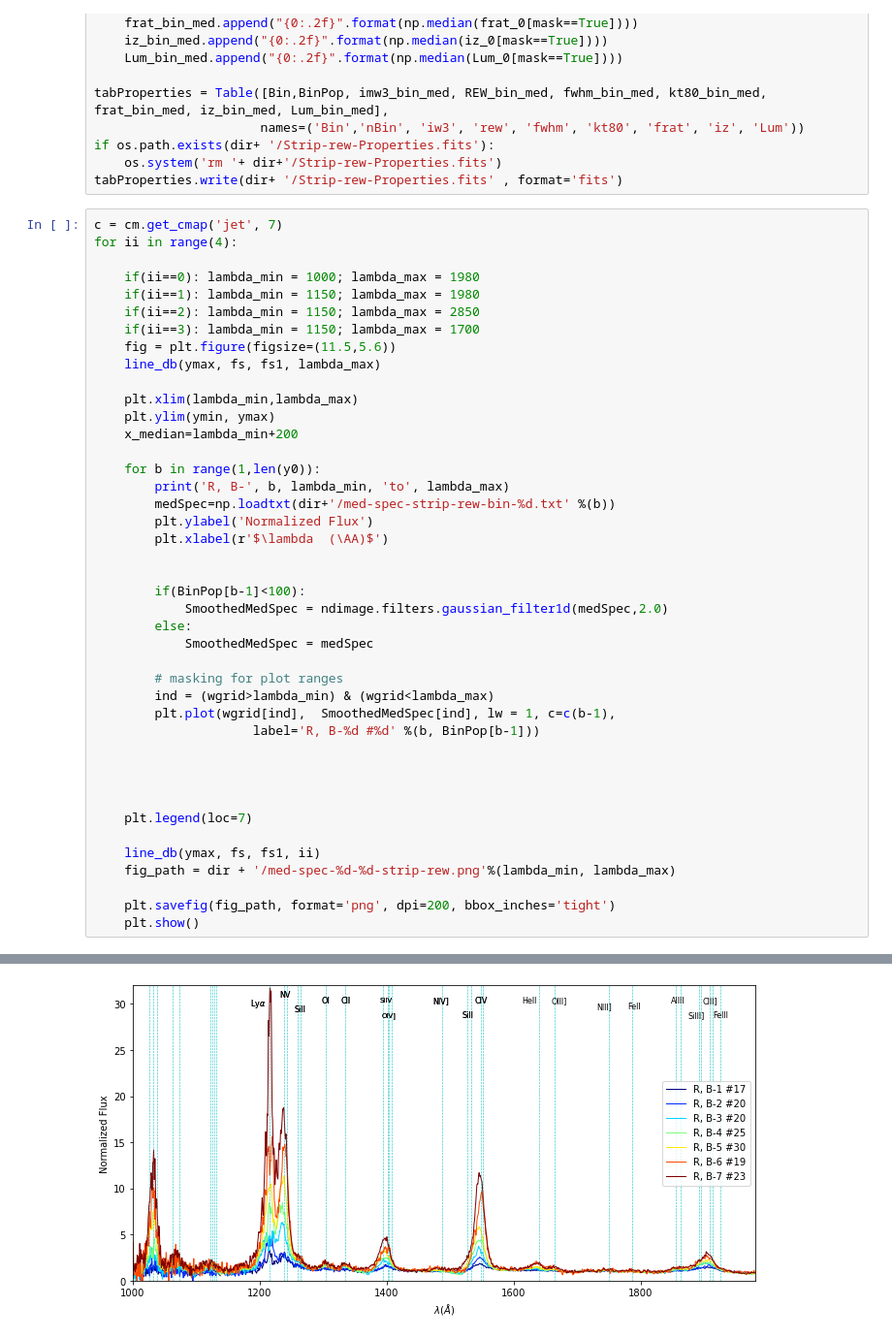
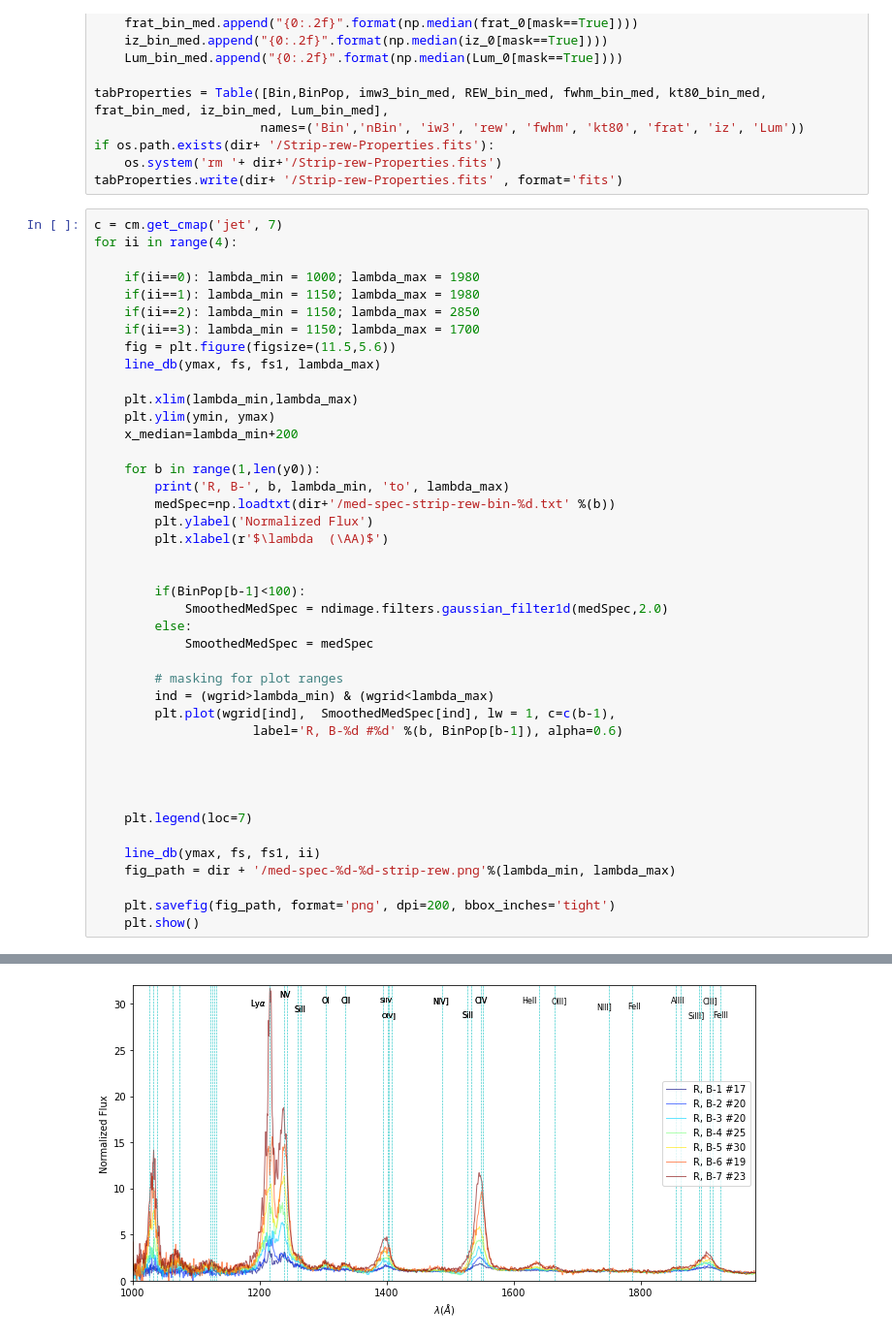
Before and after one commit to rezamonadi/ExtemelyRedQuasars, a Jupyter notebook: MedSpec/2d-strip-rew.ipynb, the cells around one changed output, grey strips where cells are left out. Shown at 97% size. Saved outputs shown, nothing was run; the diff lists cells and outputs as text.

```diff
--- a/MedSpec/2d-strip-rew.ipynb
+++ b/MedSpec/2d-strip-rew.ipynb
@@ -151,35 +151,35 @@ for ii in range(4):
         plt.xlabel(r'$\lambda  (\AA)$')
 
 
         if(BinPop[b-1]<100):
             SmoothedMedSpec = ndimage.filters.gaussian_filter1d(medSpec,2.0)
         else:
             SmoothedMedSpec = medSpec
 
         # masking for plot ranges
         ind = (wgrid>lambda_min) & (wgrid<lambda_max)
         plt.plot(wgrid[ind],  SmoothedMedSpec[ind], lw = 1, c=c(b-1),
-                     label='R, B-%d #%d' %(b, BinPop[b-1]))
+                     label='R, B-%d #%d' %(b, BinPop[b-1]), alpha=0.6)
 
 
 
 
     plt.legend(loc=7)
 
     line_db(ymax, fs, fs1, ii)
     fig_path = dir + '/med-spec-%d-%d-strip-rew.png'%(lambda_min, lambda_max)
 
     plt.savefig(fig_path, format='png', dpi=200, bbox_inches='tight')
     plt.show()
 # %% [output]
 R, B- 1 1000 to 1980
 R, B- 2 1000 to 1980
 R, B- 3 1000 to 1980
 R, B- 4 1000 to 1980
 R, B- 5 1000 to 1980
 R, B- 6 1000 to 1980
 R, B- 7 1000 to 1980
-[figure, old version]
+[figure, new version]
 R, B- 1 1150 to 1980
 R, B- 2 1150 to 1980
 R, B- 3 1150 to 1980
```
Also changed, not shown: parts of 1 cell of this notebook, 33 other files.
